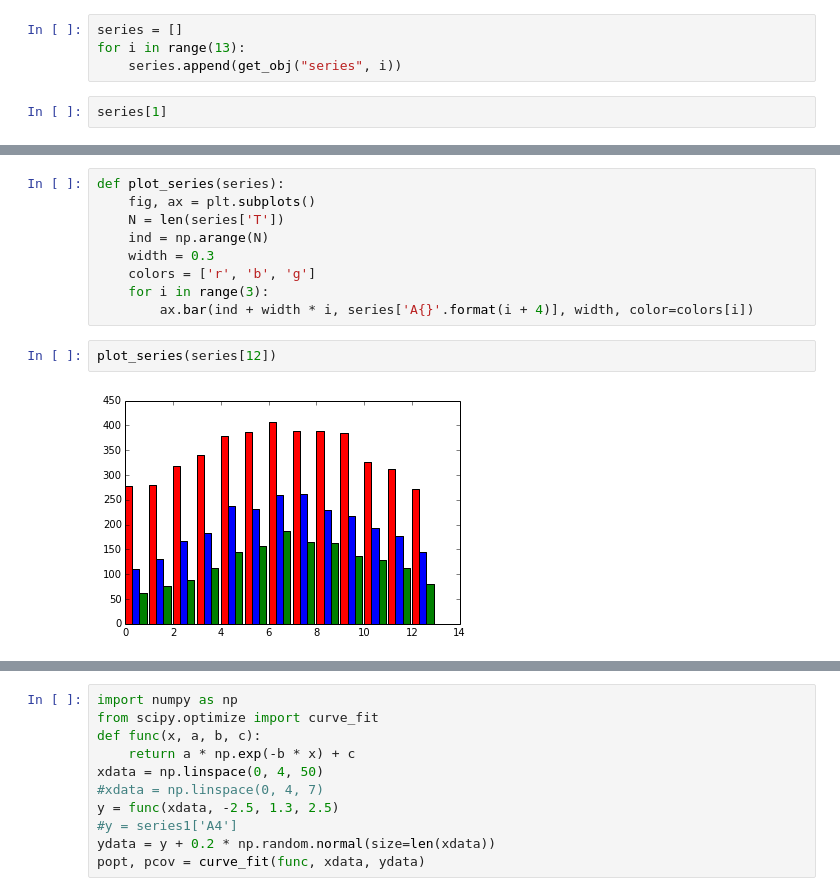
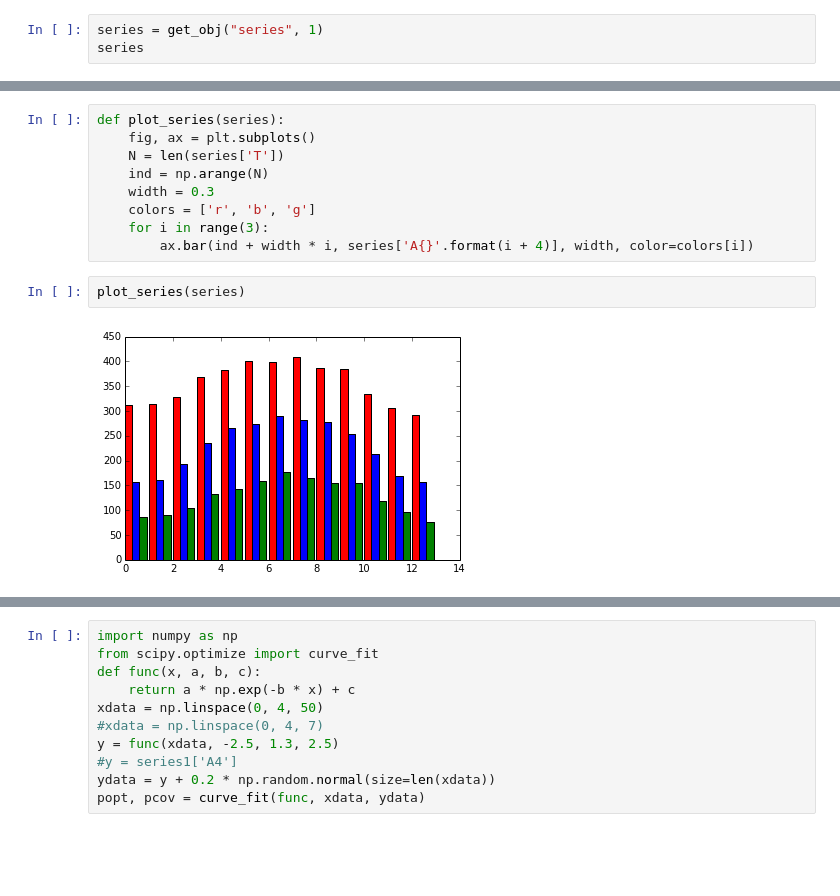
Before and after one commit to crossbario/crossbar-examples, a Jupyter notebook: iotcookbook/app/weights/wpadlab/notebooks/Untitled0.ipynb, the cells around one changed output, grey strips where cells are left out. Saved outputs shown, nothing was run; the diff lists cells and outputs as text; blank space fills up the shorter version.

```diff
--- a/iotcookbook/app/weights/wpadlab/notebooks/Untitled0.ipynb
+++ b/iotcookbook/app/weights/wpadlab/notebooks/Untitled0.ipynb
@@ -17,10 +17,7 @@ def save_obj(obj_type, obj_data):
     res = r.json()
     obj_id = res['args'][0]
     return obj_id
-# %%
-series = []
-for i in range(13):
-    series.append(get_obj("series", i))
 # %%
-series[1]
+series = get_obj("series", 1)
+series
 # %% [output]
@@ -46,6 +43,6 @@ def plot_series(series):
     for i in range(3):
         ax.bar(ind + width * i, series['A{}'.format(i + 4)], width, color=colors[i])
 # %%
-plot_series(series[12])
+plot_series(series)
 # %% [output]
-[figure, old version]
+[figure, new version]
```
Also changed, not shown: parts of 2 cells of this notebook, 2 other files.
